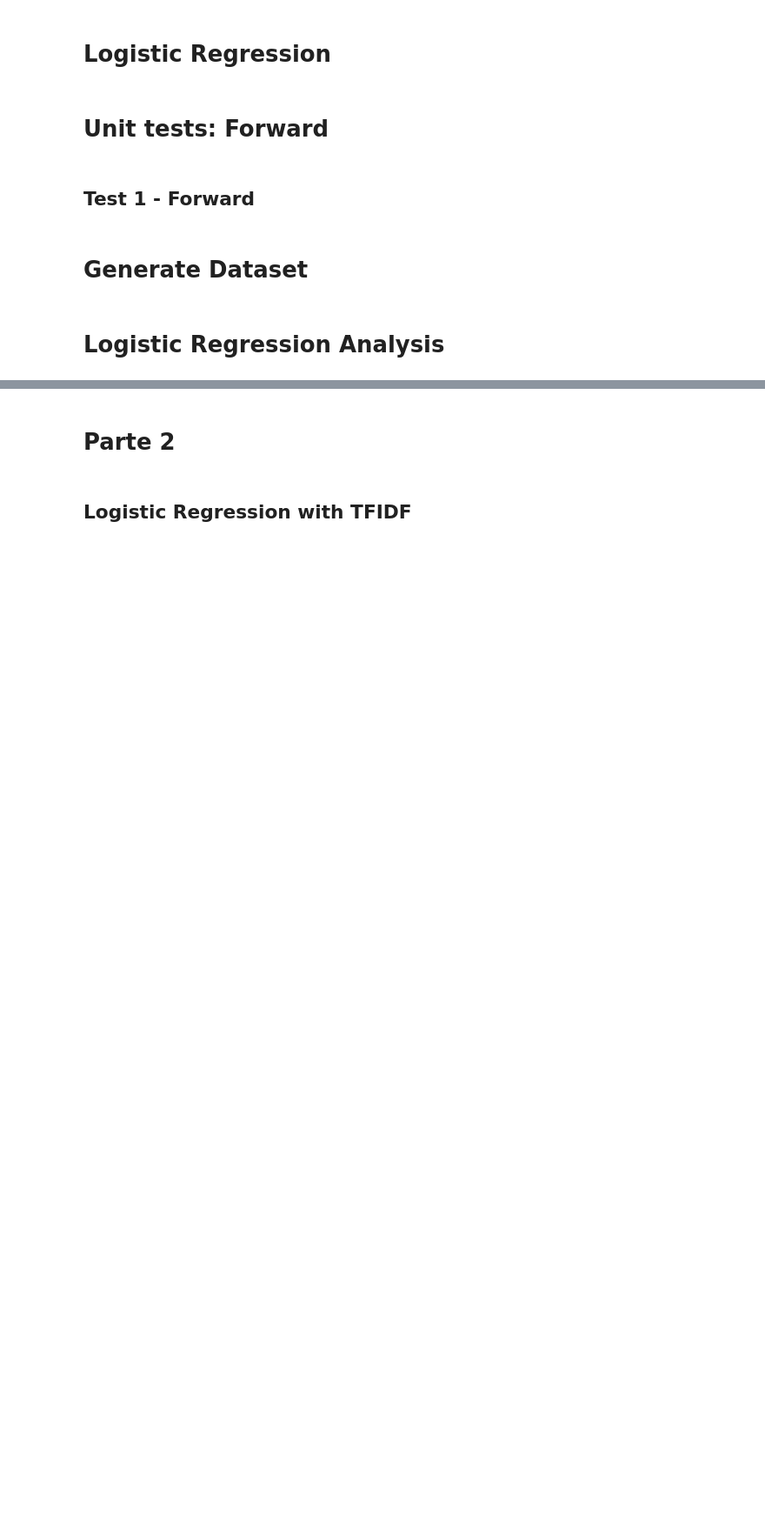
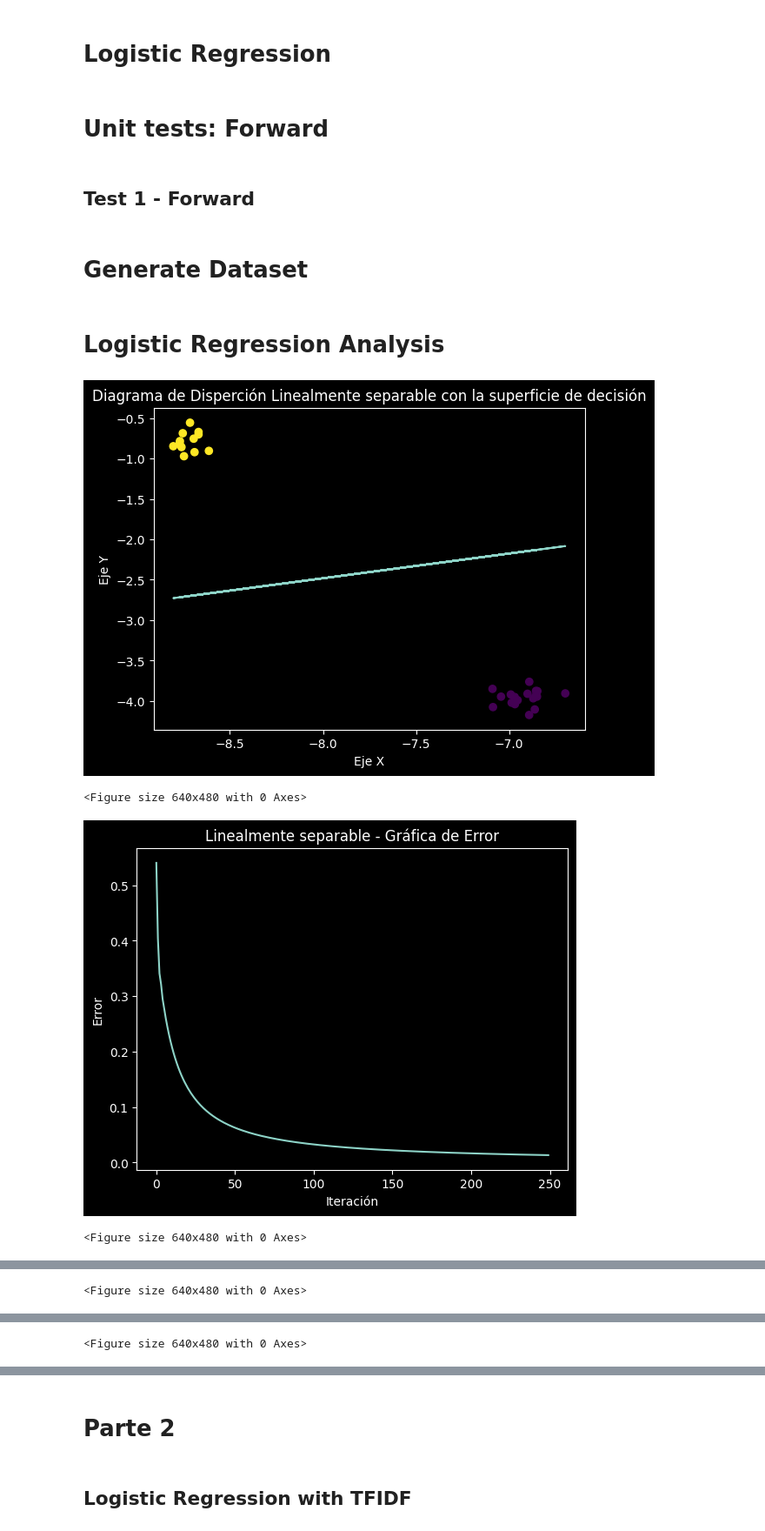
Before and after one commit to Luco1421/TP1-IA, a Jupyter notebook: TP2/TP2.ipynb, the cells around one changed output, grey strips where cells are left out. Shown at 87% size. Saved outputs shown, nothing was run; the diff lists cells and outputs as text; code cells hidden in the pictures; blank space fills up the shorter version.

```diff
--- a/TP2/TP2.ipynb
+++ b/TP2/TP2.ipynb
@@ -328,7 +310,7 @@ class Analysis:
         return errors
 
     def run(self, seed : int):
-        error_table = Table(pd.DataFrame(),["Linealmente separable", "No linealmente separable", "Diferencia Absoluta"])
+        error_table = Table(pd.DataFrame(),["Linealmente separable", "No linealmente separable", "Diferencia Absoluta"], "Diferencia_NONSE_SE")
 
         separable_errors = self.analyze_data(seed, "Linealmente separable", DatasetGenerator.generate_linearly_separable)
         nonseparable_errors = self.analyze_data(seed, "No linealmente separable", DatasetGenerator.generate_nonlinearly_separable)
@@ -336,11 +318,10 @@ class Analysis:
         self.make_table(error_table, separable_errors, nonseparable_errors)
 
         error_table.show()
-        error_table.generate_latex(False, counter.get())
-        counter.increment()
+        error_table.generate_latex(False)
 
-    def statistics(self, func):
-        table = Table(pd.DataFrame(),["Promedio MAE(entrenamiento)", "Desviación estándar MAE(entrenamiento)", "MAE con datos de prueba"])
+    def statistics(self, func, name : str):
+        table = Table(pd.DataFrame(),["Promedio MAE(entrenamiento)", "Desviación estándar MAE(entrenamiento)", "MAE con datos de prueba"],name)
         error_list = torch.empty(0)
         std_list = torch.empty(0)
 
@@ -358,13 +339,12 @@ class Analysis:
             table.add(i, "Desviación estándar MAE(entrenamiento)", mae_std.item())
             table.add(i, "MAE con datos de prueba", mae.item())
         table.show()
-        table.generate_latex(True, counter.get())
-        counter.increment()
+        table.generate_latex(True)
         return error_list.mean().item(), std_list.mean().item(), error_list.min().item()
 
     def run_many(self):
-        separable_mean_error, separable_mean_std, separable_min_error = self.statistics(DatasetGenerator.generate_linearly_separable)
-        nonseparable_mean_error, nonseparable_mean_std, nonseparable_min_error = self.statistics(DatasetGenerator.generate_nonlinearly_separable)
+        separable_mean_error, separable_mean_std, separable_min_error = self.statistics(DatasetGenerator.generate_linearly_separable,"Linealmente_Separable")
+        nonseparable_mean_error, nonseparable_mean_std, nonseparable_min_error = self.statistics(DatasetGenerator.generate_nonlinearly_separable,"No_Linealmente_Separable")
 
         compare_table = Table(pd.DataFrame(),[" ","Linealmente Separable", "No linealmente Separable"])
         compare_table.add(0," ","Promedio de MAE")
@@ -377,8 +357,12 @@ class Analysis:
         compare_table.add(2,"Linealmente Separable", separable_min_error)
         compare_table.add(2,"No linealmente Separable", nonseparable_min_error)
         compare_table.show()
-        compare_table.generate_latex(False, counter.get())
-        counter.increment()
+        compare_table.generate_latex(False)
 # %%
-# analysis = Analysis()
-# analysis.run(777)
+analysis = Analysis()
+analysis.run(777)
+# %% [output]
+[figure, added]
+<Figure size 640x480 with 0 Axes>
+[figure, added]
+<Figure size 640x480 with 0 Axes>
@@ -384,0 +370 @@ class Analysis:
+<Figure size 640x480 with 0 Axes>
@@ -385 +389,2 @@ class Analysis:
+<Figure size 640x480 with 0 Axes>
 # %%
```
Also changed, not shown: parts of 11 cells of this notebook, 23 other files.
